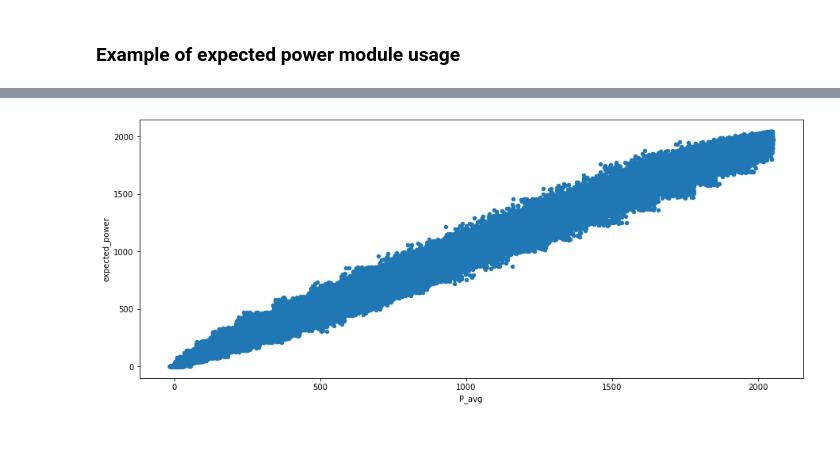
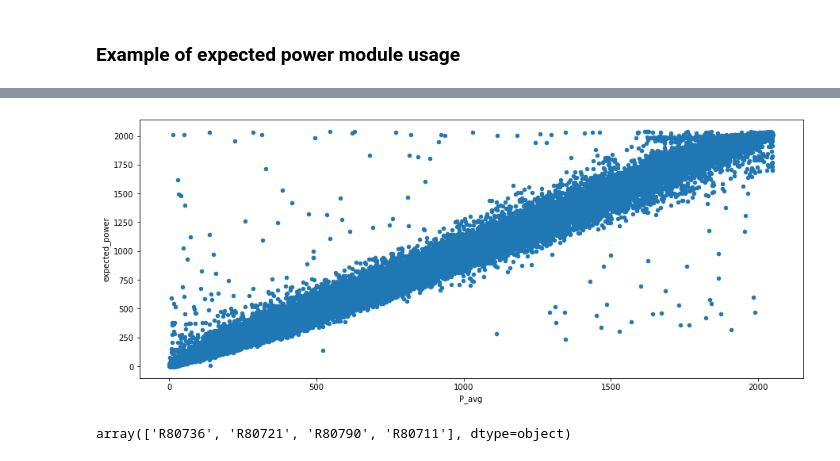
Before and after one commit to abbey2017/wind-energy-analytics, a Jupyter notebook: examples/expected_power_estimation/expected_power.ipynb, the cells around one changed output, grey strips where cells are left out. Cells and saved outputs as stored; diff of their text form; code cells hidden in the pictures.

```diff
--- a/examples/expected_power_estimation/expected_power.ipynb
+++ b/examples/expected_power_estimation/expected_power.ipynb
@@ -28,0 +23,3 @@ Wall time: 6.07 s
+# %%
+train_df = pd.read_csv(r'../datasets/training_data.zip')
+test_df = pd.read_csv(r'../datasets/test_data.zip')
@@ -95,0 +62,5 @@ df.shape
+# %%
+power_model = ExpectedPower(turbine_label='Wind_turbine_name', windspeed_label='Ws_avg', power_label='P_avg', method='binning', kind='cubic')
+# %%
+%%time
+power_model.fit(train_df)
@@ -95,0 +70,3 @@ df.shape
+# %%
+%%time
+pred_df = power_model.predict(test_df)
@@ -96,4 +76,8 @@ df.shape
 # %%
-proc_df.loc[normal_df.index].plot('P_avg', 'expected_power', kind='scatter', figsize=(15,6));
+pred_df[pred_df['P_avg'] >=1].plot('P_avg', 'expected_power', kind='scatter', figsize=(15,6));
 # %% [output]
-[figure, old version]
+[figure, new version]
+# %%
+pred_df['Wind_turbine_name'].unique()
+# %% [output]
+array(['R80736', 'R80721', 'R80790', 'R80711'], dtype=object)
```
Also changed, not shown: parts of 39 cells of this notebook, 6 other files.
